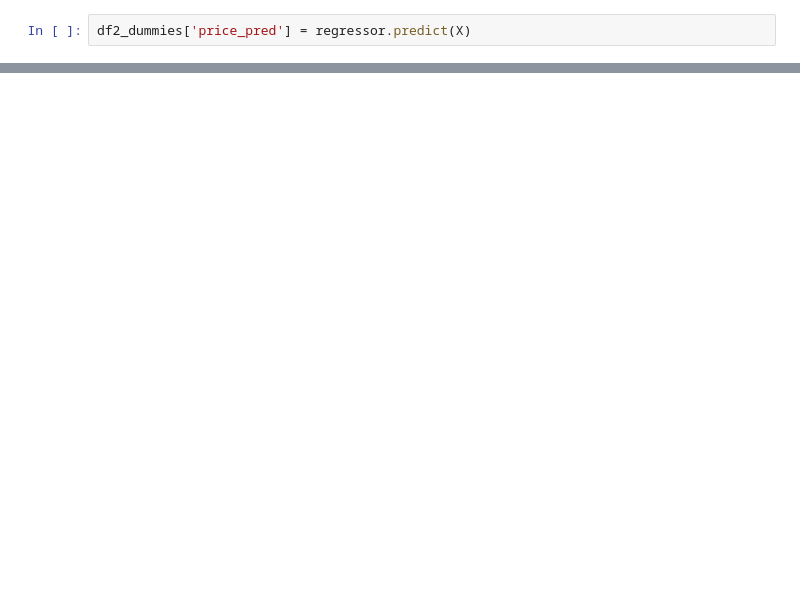
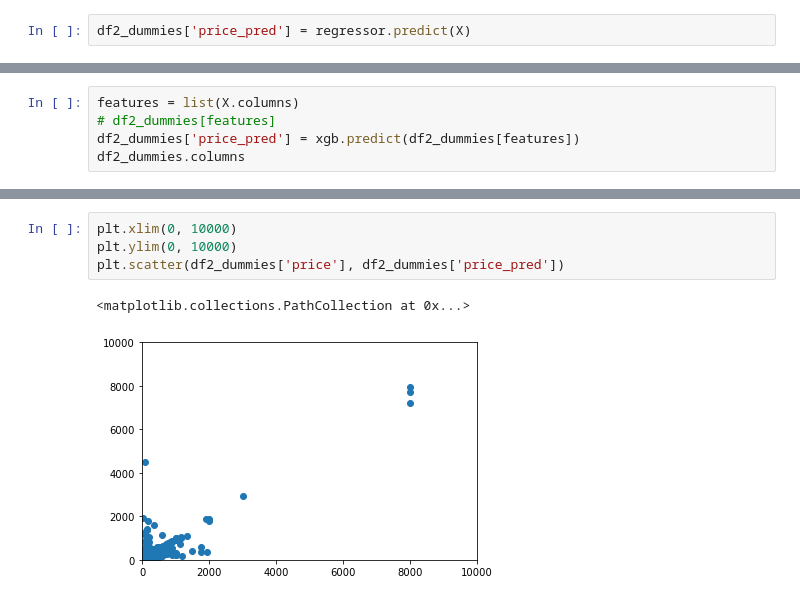
Before and after one commit to vedantbhatnagar/airbnb, a Jupyter notebook: feature_engineering.ipynb, the cells around one changed output, grey strips where cells are left out. Saved outputs shown, nothing was run; the diff lists cells and outputs as text; blank space fills up the shorter version.

```diff
--- a/feature_engineering.ipynb
+++ b/feature_engineering.ipynb
@@ -349,0 +423,5 @@ r2_score(df2_dummies['price'], df2_dummies['price_pred'])
+# %%
+features = list(X.columns)
+# df2_dummies[features]
+df2_dummies['price_pred'] = xgb.predict(df2_dummies[features])
+df2_dummies.columns
@@ -349,0 +446,7 @@ r2_score(df2_dummies['price'], df2_dummies['price_pred'])
+# %%
+plt.xlim(0, 10000)
+plt.ylim(0, 10000)
+plt.scatter(df2_dummies['price'], df2_dummies['price_pred'])
+# %% [output]
+<matplotlib.collections.PathCollection at 0x...>
+[figure, added]
```
Also changed, not shown: parts of 37 cells of this notebook.
